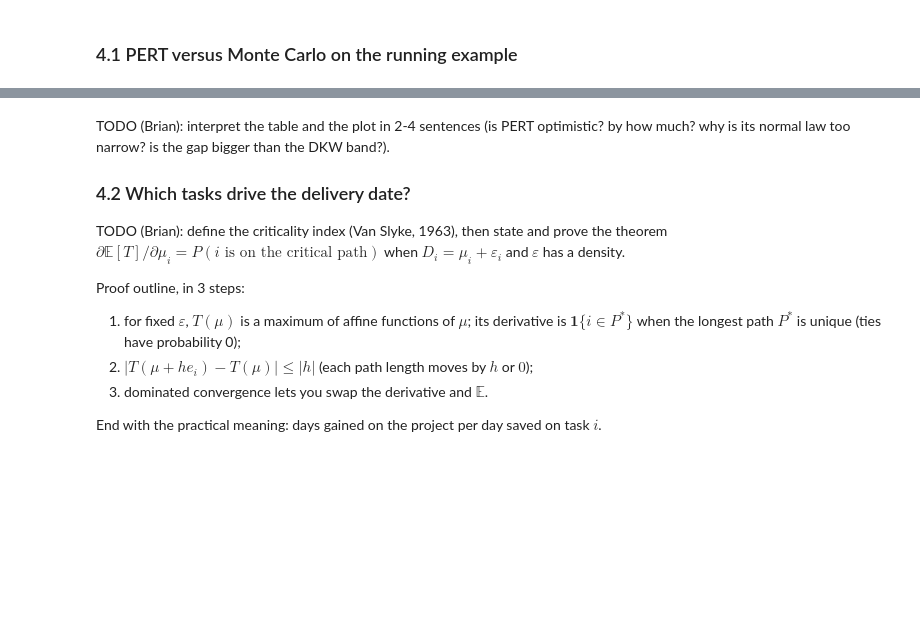
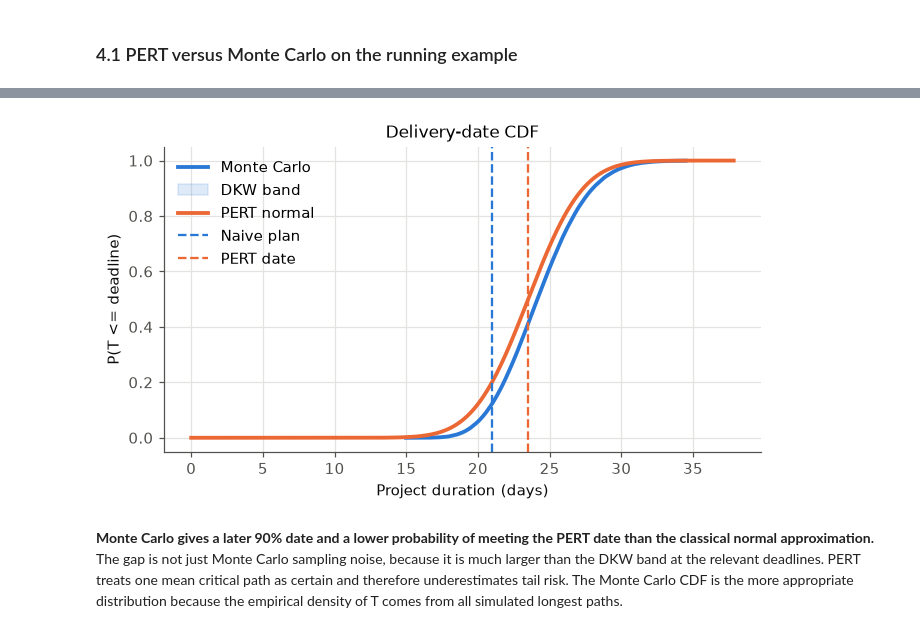
Before and after one commit to Keiraaaaaaaaaaa/mc-project-delays, a Jupyter notebook: notebooks/part4_results.ipynb, the cells around one changed output, grey strips where cells are left out. Cells and saved outputs as stored; diff of their text form; code cells hidden in the pictures; blank space fills up the shorter version.

Commit message:
Part 4: results, criticality, PSPLIB networks

```diff
--- a/notebooks/part4_results.ipynb
+++ b/notebooks/part4_results.ipynb
@@ -44,22 +63,27 @@ ratios = mc.load_sip()["ratio"].to_numpy()        # SiP ratios actual / estimate
 # %%
 # Distribution of the delivery date, with a 95% band valid for all dates at once (DKW)
-# TODO (Brian): plot the empirical CDF of T (sort T, keep every 50th point), shade +/- mc.dkw_radius(len(T)),
-# add the PERT normal CDF (stats.norm.cdf(x, pert_mu, pert_sd)) and dashed vertical lines at plan and pert_date.
-# Use BLUE for Monte Carlo and ORANGE for PERT.
+# 1. Plot the empirical CDF and the simultaneous DKW band.
+T_sorted = np.sort(T)
+keep = np.r_[0:T_sorted.size:50]
+cdf = np.arange(1, T_sorted.size + 1) / T_sorted.size
+radius = mc.dkw_radius(T_sorted.size)
+plt.plot(T_sorted[keep], cdf[keep], color=BLUE, linewidth=2.5, label="Monte Carlo")
+plt.fill_between(T_sorted[keep], np.clip(cdf[keep] - radius, 0, 1),
+                 np.clip(cdf[keep] + radius, 0, 1), color=BLUE, alpha=0.15, label="DKW band")
+
+# 2. Compare with PERT and mark both planning dates.
+x = np.linspace(0, T_sorted.max(), 500)
+plt.plot(x, stats.norm.cdf(x, pert_mu, pert_sd), color=ORANGE, linewidth=2.5, label="PERT normal")
+plt.axvline(plan, color=BLUE, linestyle="--", linewidth=1.5, label="Naive plan")
+plt.axvline(pert_date, color=ORANGE, linestyle="--", linewidth=1.5, label="PERT date")
+plt.xlabel("Project duration (days)")
+plt.ylabel("P(T <= deadline)")
+plt.title("Delivery-date CDF")
+plt.legend()
+plt.show()
+# %% [output]
+[figure, added]
 # %% [markdown]
-TODO (Brian): interpret the table and the plot in 2-4 sentences (is PERT optimistic? by how much?
-why is its normal law too narrow? is the gap bigger than the DKW band?).
-
-### 4.2 Which tasks drive the delivery date?
-
-TODO (Brian): define the criticality index (Van Slyke, 1963), then state and prove the theorem
-$\partial \mathbb E[T] / \partial \mu_i = P(i \text{ is on the critical path})$ when $D_i = \mu_i + \varepsilon_i$ and $\varepsilon$ has a density.
-
-Proof outline, in 3 steps:
-1. for fixed $\varepsilon$, $T(\mu)$ is a maximum of affine functions of $\mu$; its derivative is $\mathbf 1\{i \in P^*\}$ when the longest path $P^*$ is unique (ties have probability 0);
-2. $|T(\mu + h e_i) - T(\mu)| \le |h|$ (each path length moves by $h$ or $0$);
-3. dominated convergence lets you swap the derivative and $\mathbb E$.
-
-End with the practical meaning: days gained on the project per day saved on task $i$.
+**Monte Carlo gives a later 90% date and a lower probability of meeting the PERT date than the classical normal approximation.** The gap is not just Monte Carlo sampling noise, because it is much larger than the DKW band at the relevant deadlines. PERT treats one mean critical path as certain and therefore underestimates tail risk. The Monte Carlo CDF is the more appropriate distribution because the empirical density of T comes from all simulated longest paths.
 # %%
 # Criticality index of each task
```
Also changed, not shown: parts of 11 cells of this notebook, 2 other files.
